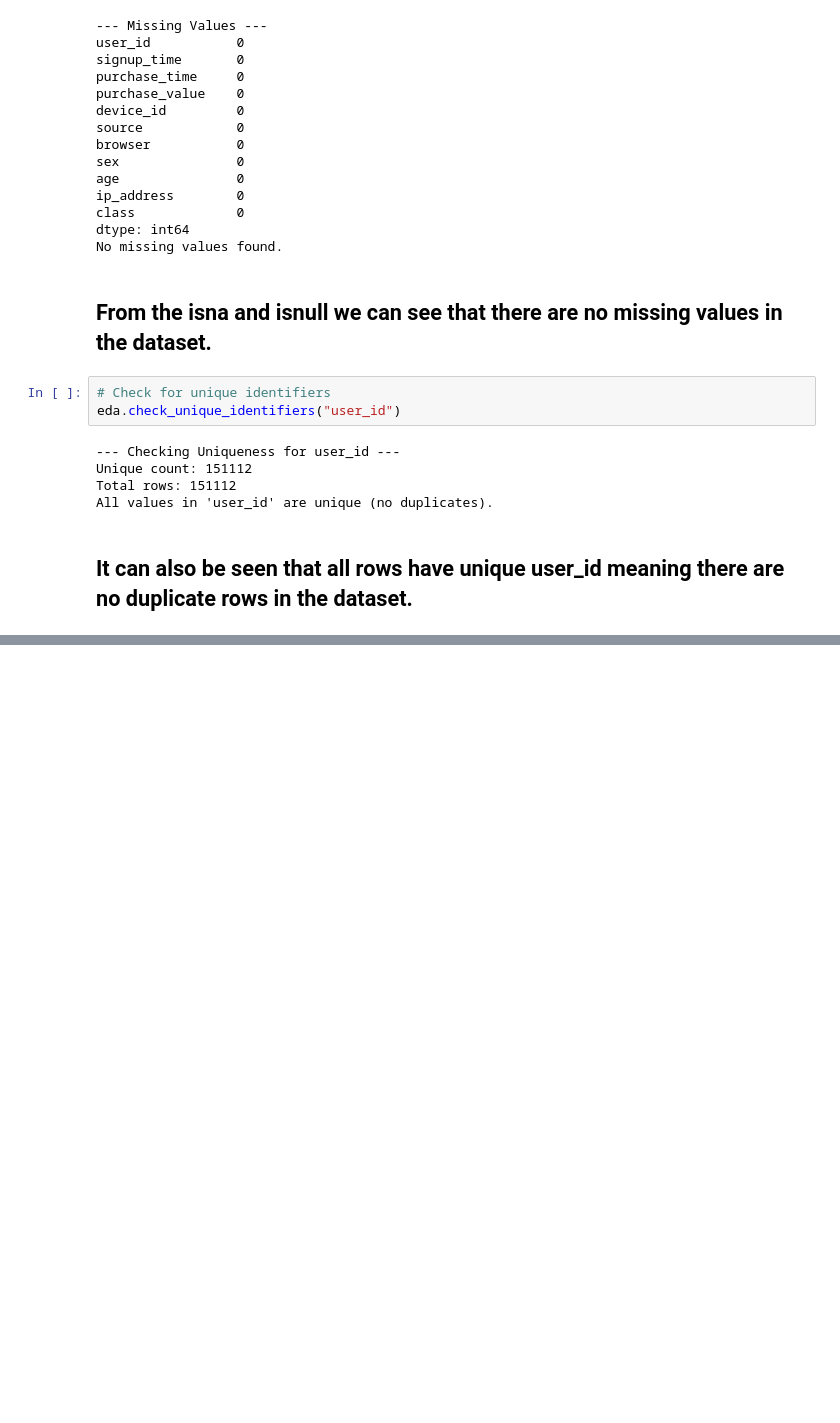
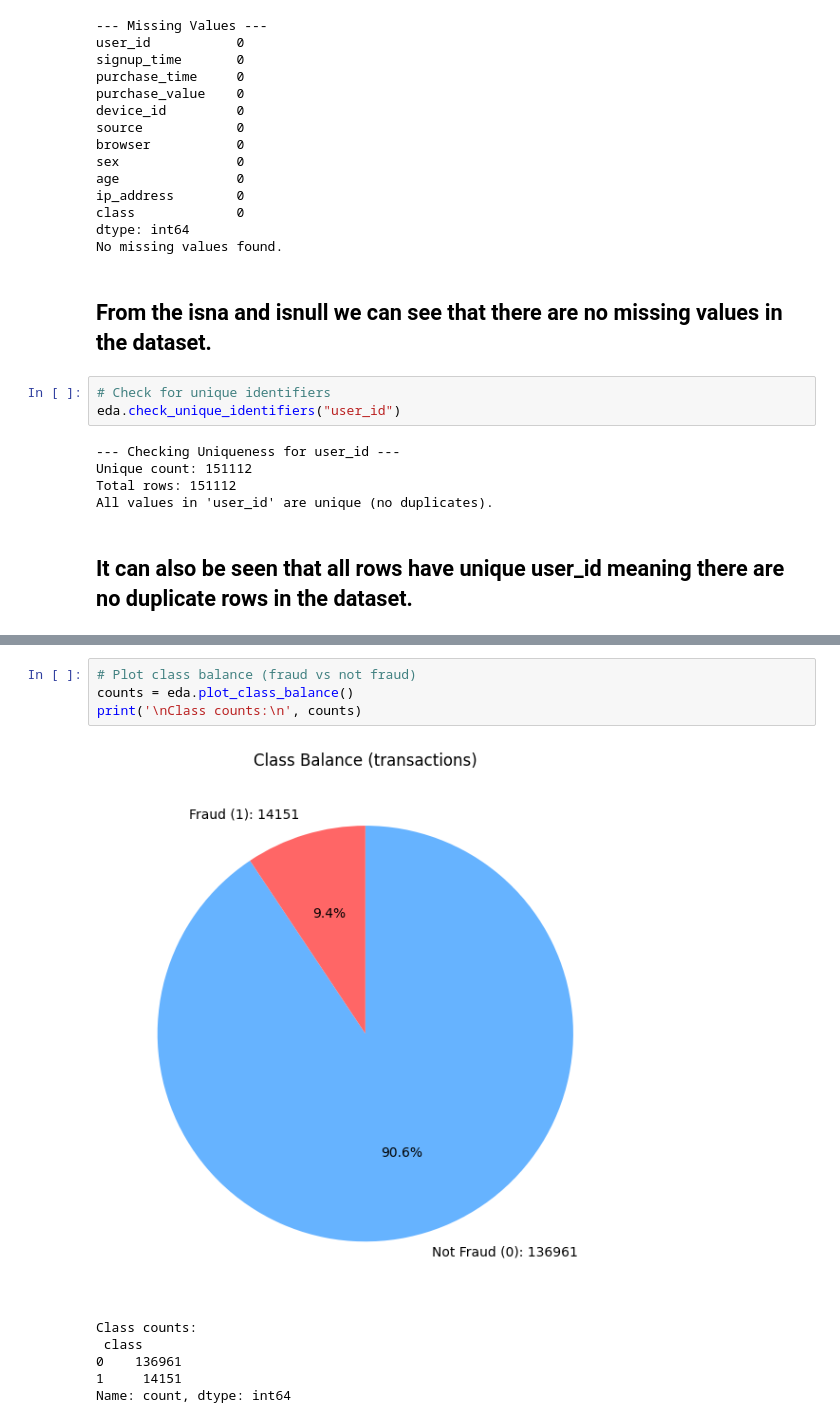
Before and after one commit to MYGBM/Improved-detection-of-fraud-cases-for-e-commerce-and-bank-transactions, a Jupyter notebook: notebooks/eda-fraud-data.ipynb, the cells around one changed output, grey strips where cells are left out. Cells and saved outputs as stored; diff of their text form; blank space fills up the shorter version.

```diff
--- a/notebooks/eda-fraud-data.ipynb
+++ b/notebooks/eda-fraud-data.ipynb
@@ -121,0 +269,11 @@ All values in 'user_id' are unique (no duplicates).
+# %%
+# Plot class balance (fraud vs not fraud)
+counts = eda.plot_class_balance()
+print('\nClass counts:\n', counts)
+# %% [output]
+[figure, added]
+Class counts:
+ class
+0    136961
+1     14151
+Name: count, dtype: int64
```
Also changed, not shown: parts of 8 cells of this notebook, 1 other file.
